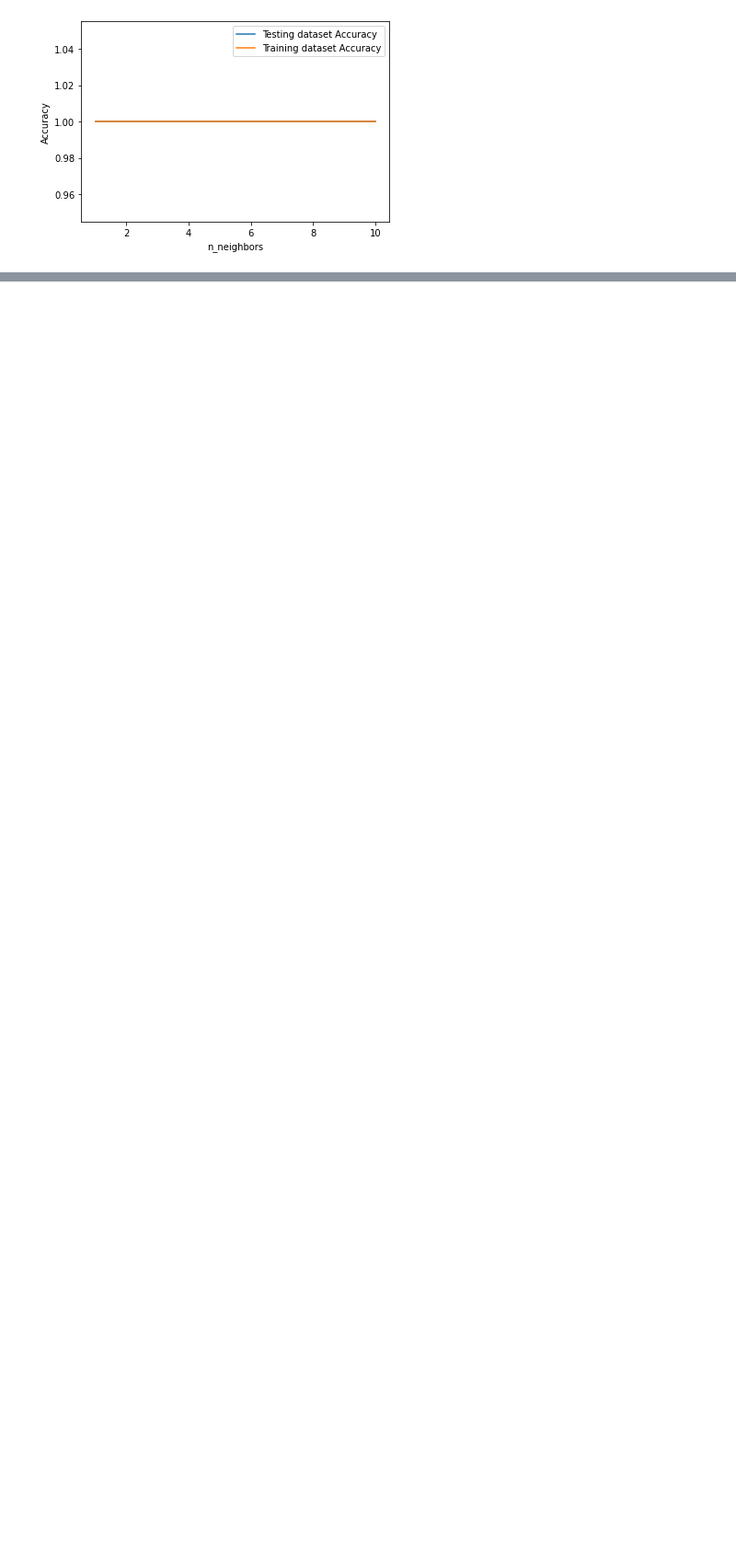
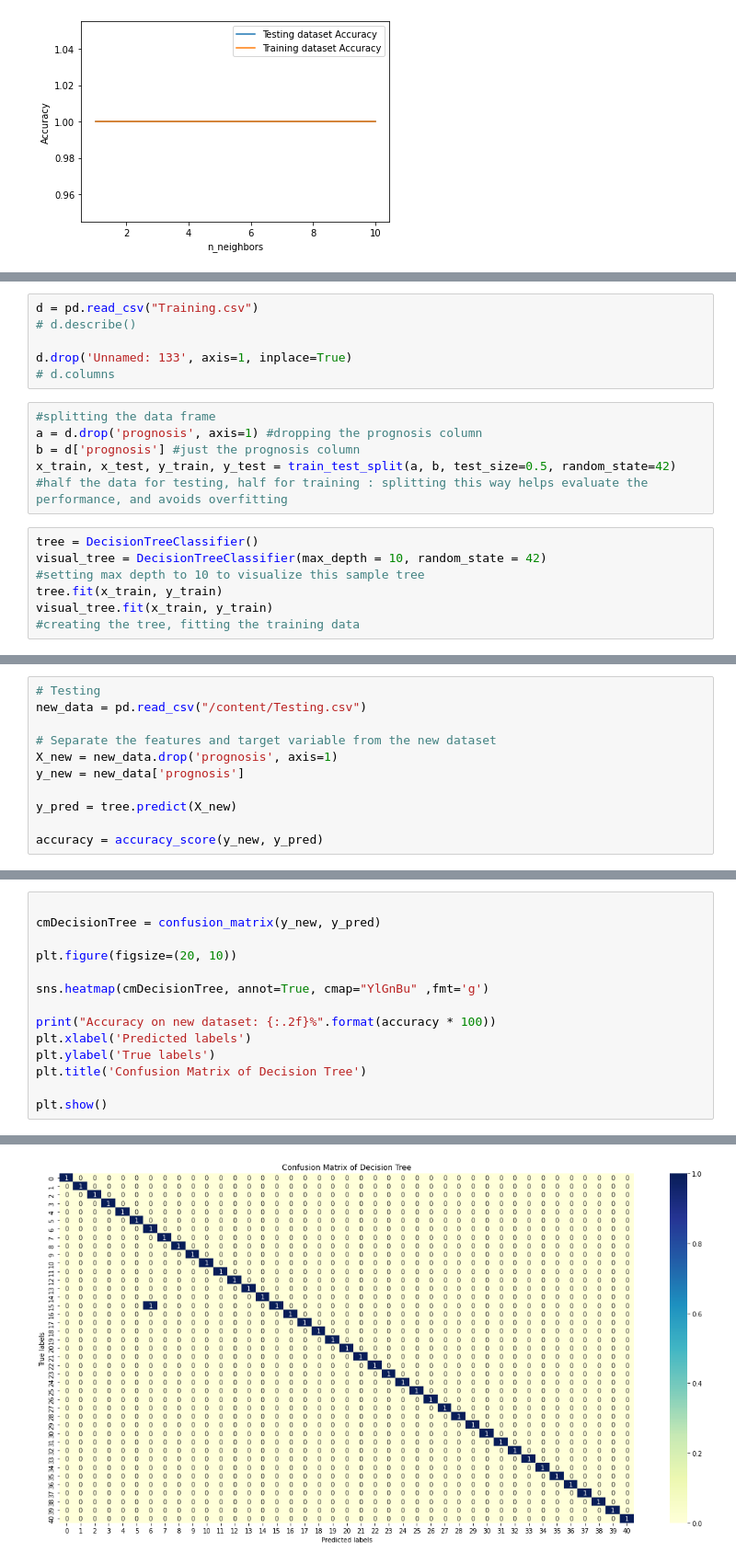
Before and after one commit to SaurabhSahu01/Disease_Prediction_Group_9, a Jupyter notebook: DiseasePrediction.ipynb, the cells around one changed output, grey strips where cells are left out. Shown: that part at 92% size. Cells and saved outputs as stored; diff of their text form; blank space fills up the shorter version.

Commit message:
Decision Tree added

```diff
--- a/DiseasePrediction.ipynb
+++ b/DiseasePrediction.ipynb
@@ -242,0 +251,19 @@ Confusion Matrix
+# %%
+d = pd.read_csv("Training.csv")
+# d.describe()
+
+d.drop('Unnamed: 133', axis=1, inplace=True)
+# d.columns
+# %%
+#splitting the data frame
+a = d.drop('prognosis', axis=1) #dropping the prognosis column
+b = d['prognosis'] #just the prognosis column
+x_train, x_test, y_train, y_test = train_test_split(a, b, test_size=0.5, random_state=42)
+#half the data for testing, half for training : splitting this way helps evaluate the performance, and avoids overfitting
+# %%
+tree = DecisionTreeClassifier()
+visual_tree = DecisionTreeClassifier(max_depth = 10, random_state = 42)
+#setting max depth to 10 to visualize this sample tree
+tree.fit(x_train, y_train)
+visual_tree.fit(x_train, y_train)
+#creating the tree, fitting the training data
@@ -242,0 +290,11 @@ Confusion Matrix
+# %%
+# Testing
+new_data = pd.read_csv("/content/Testing.csv")
+
+# Separate the features and target variable from the new dataset
+X_new = new_data.drop('prognosis', axis=1)
+y_new = new_data['prognosis']
+
+y_pred = tree.predict(X_new)
+
+accuracy = accuracy_score(y_new, y_pred)
@@ -242,0 +303,15 @@ Confusion Matrix
+# %%
+
+cmDecisionTree = confusion_matrix(y_new, y_pred)
+
+plt.figure(figsize=(20, 10))
+
+sns.heatmap(cmDecisionTree, annot=True, cmap="YlGnBu" ,fmt='g')
+
+print("Accuracy on new dataset: {:.2f}%".format(accuracy * 100))
+plt.xlabel('Predicted labels')
+plt.ylabel('True labels')
+plt.title('Confusion Matrix of Decision Tree')
+
+plt.show()
+# %% [output]
@@ -242,0 +319 @@ Confusion Matrix
+[figure, added]
```
Also changed, not shown: parts of 6 cells of this notebook, 1 other file.
